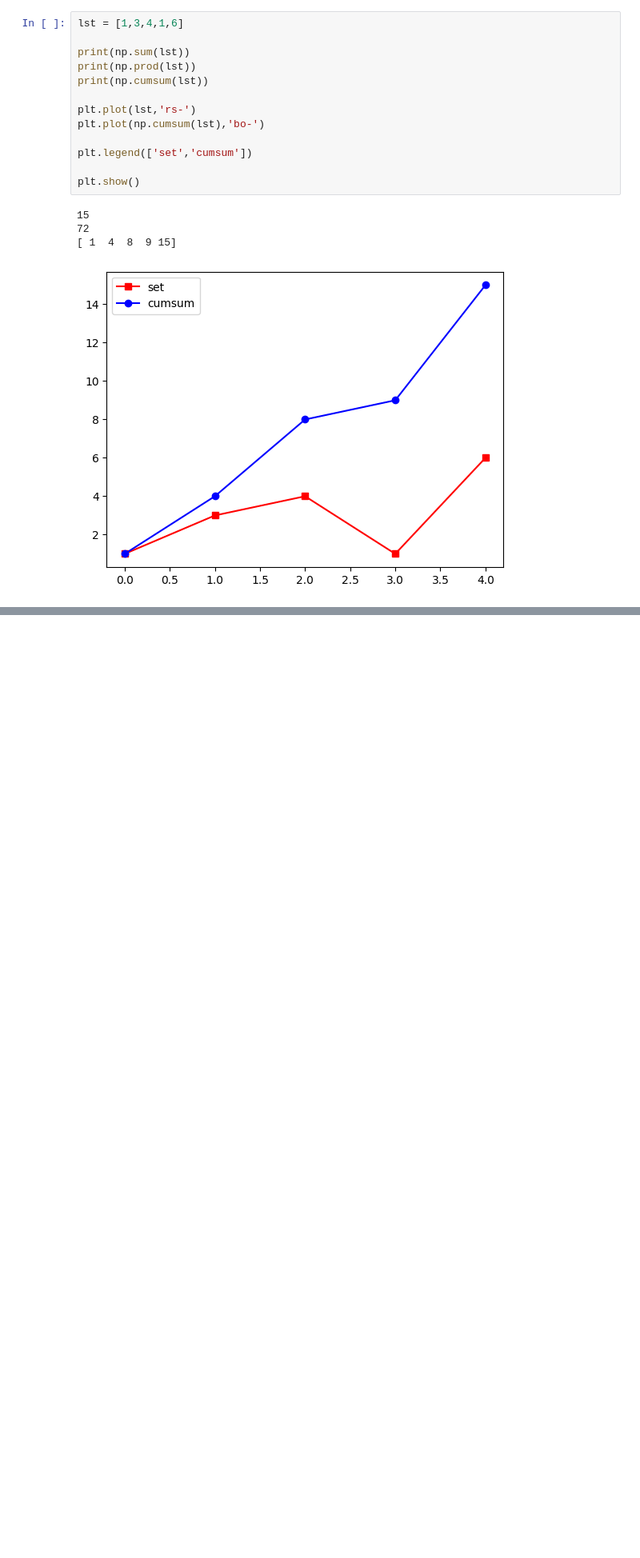
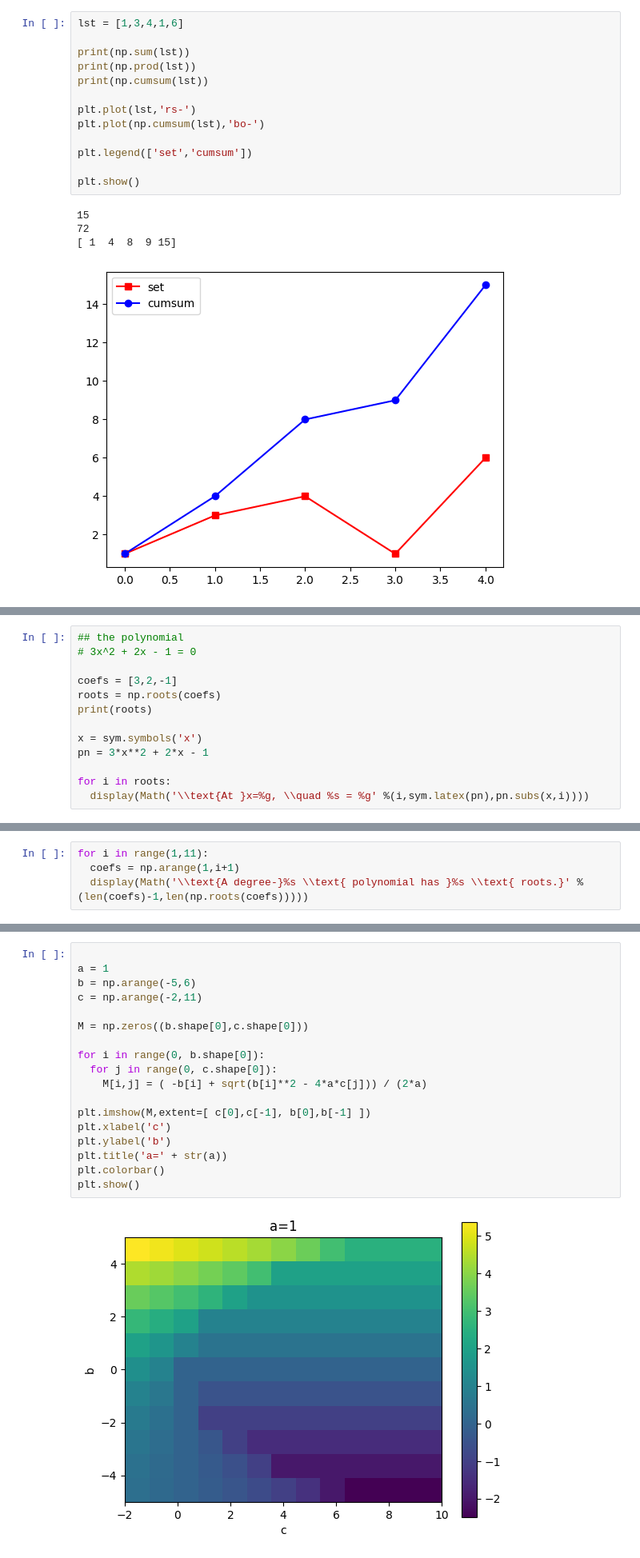
Before and after one commit to rtharris619/ProjectMath, a Jupyter notebook: Algebra2/algebra.ipynb, the cells around one changed output, grey strips where cells are left out. Shown at 80% size. Drawn from its saved outputs; the diff is of its cells as text; blank space fills up the shorter version.

```diff
--- a/Algebra2/algebra.ipynb
+++ b/Algebra2/algebra.ipynb
@@ -21,0 +112,13 @@ plt.show()
+# %%
+## the polynomial
+# 3x^2 + 2x - 1 = 0
+
+coefs = [3,2,-1]
+roots = np.roots(coefs)
+print(roots)
+
+x = sym.symbols('x')
+pn = 3*x**2 + 2*x - 1
+
+for i in roots:
+  display(Math('\\text{At }x=%g, \\quad %s = %g' %(i,sym.latex(pn),pn.subs(x,i))))
@@ -21,0 +175,4 @@ plt.show()
+# %%
+for i in range(1,11):
+  coefs = np.arange(1,i+1)
+  display(Math('\\text{A degree-}%s \\text{ polynomial has }%s \\text{ roots.}' %(len(coefs)-1,len(np.roots(coefs)))))
@@ -21,0 +216,20 @@ plt.show()
+# %%
+
+a = 1
+b = np.arange(-5,6)
+c = np.arange(-2,11)
+
+M = np.zeros((b.shape[0],c.shape[0]))
+
+for i in range(0, b.shape[0]):
+  for j in range(0, c.shape[0]):
+    M[i,j] = ( -b[i] + sqrt(b[i]**2 - 4*a*c[j])) / (2*a)
+
+plt.imshow(M,extent=[ c[0],c[-1], b[0],b[-1] ])
+plt.xlabel('c')
+plt.ylabel('b')
+plt.title('a=' + str(a))
+plt.colorbar()
+plt.show()
+# %% [output]
+[figure, added]
```
Also changed, not shown: parts of 21 cells of this notebook.
